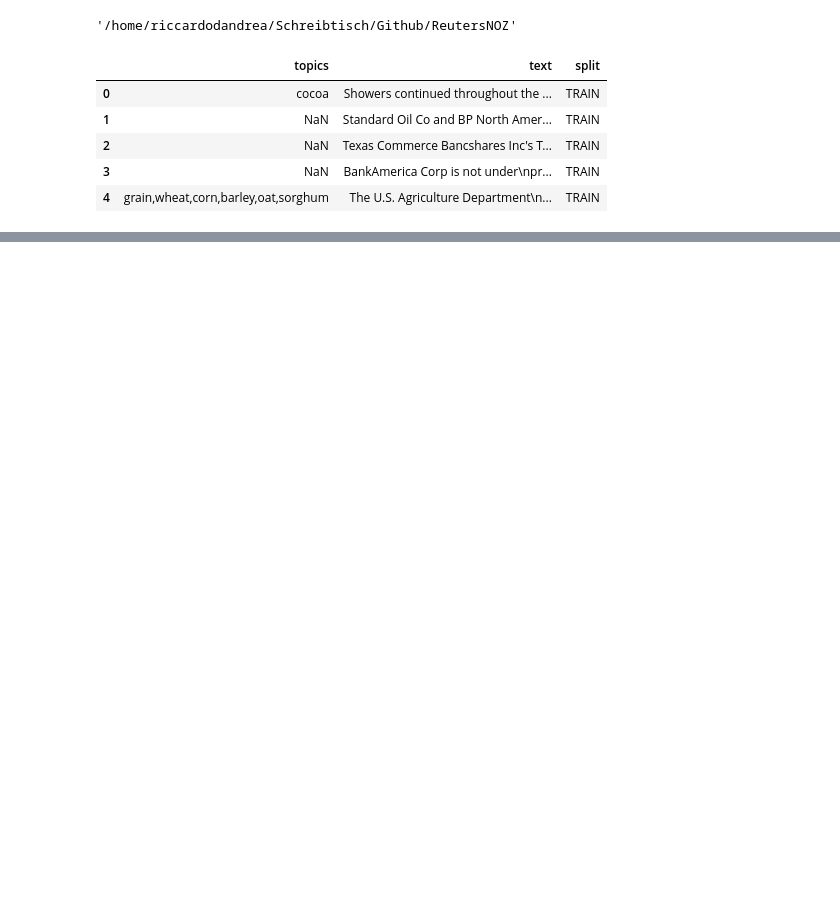
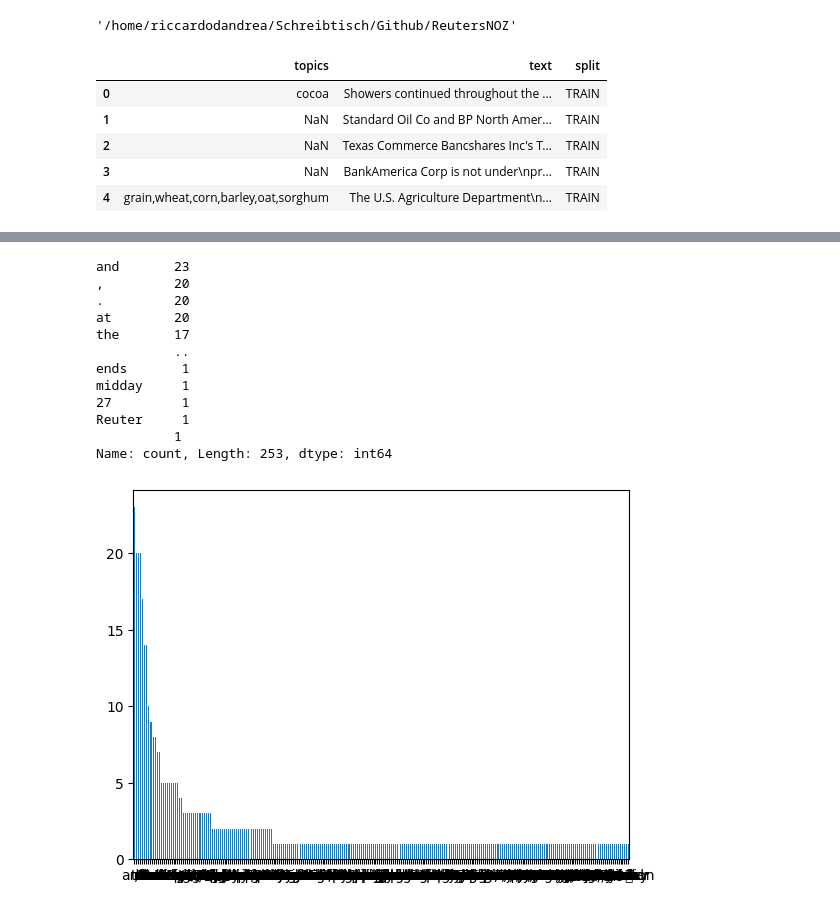
Before and after one commit to RiccardoDAndrea/ReutersNOZ, a Jupyter notebook: Analyse/analyse.ipynb, the cells around one changed output, grey strips where cells are left out. Cells and saved outputs as stored; diff of their text form; code cells hidden in the pictures; blank space fills up the shorter version.

```diff
--- a/Analyse/analyse.ipynb
+++ b/Analyse/analyse.ipynb
@@ -73,0 +61,26 @@ print("")
+# %%
+from nltk.tokenize import sent_tokenize, word_tokenize
+from nltk.corpus import stopwords
+import pandas as pd
+
+# Beispieltext aus DataFrame
+sample_text = df["text"].iloc[0]
+
+# Settings
+language = "english"
+stop_words = set(stopwords.words(language))
+
+# Satz-Tokenisierung
+tokenized_sent = sent_tokenize(sample_text)
+print("Sentences:", tokenized_sent)
+print("Number of Sentences:", len(tokenized_sent))
+
+# Wort-Tokenisierung
+filtered_tokens = word_tokenize(sample_text)
+print("Tokens before stopword removal:", filtered_tokens)
+
+# Entfernen von Stopwörtern
+filtered_tokens1 = [word for word in filtered_tokens if word.lower() not in stop_words and word not in string.punctuation]
+
+# Ergebnisse
+print("Tokens without stopwords:", filtered_tokens1)
@@ -73,0 +92,19 @@ print("")
+# %%
+fa=pd.Series(filtered_tokens).value_counts()
+print(fa.sort_values(ascending=False))
+ax = fa.plot.bar(rot=0)
+plt.show()
+# %% [output]
+and       23
+,         20
+.         20
+at        20
+the       17
+          ..
+ends       1
+midday     1
+27         1
+Reuter     1
+          1
+Name: count, Length: 253, dtype: int64
+[figure, added]
```
Also changed, not shown: parts of 17 cells of this notebook, 1 other file.
